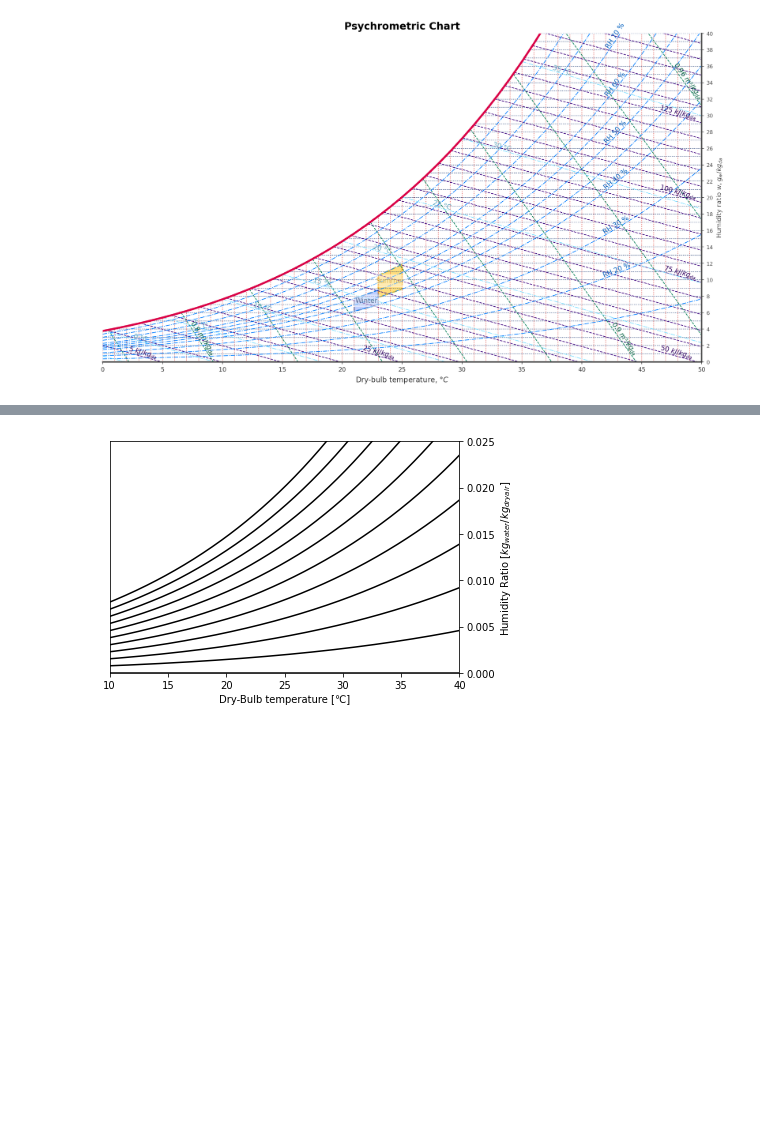
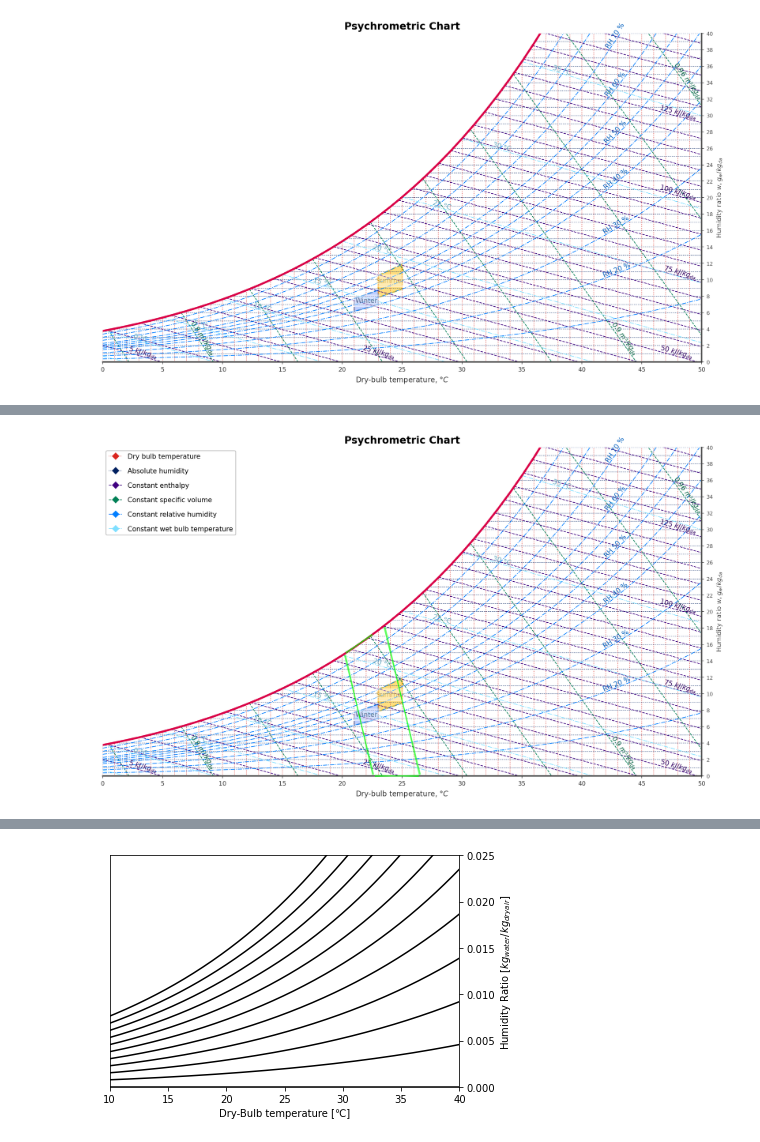
Before and after one commit to becat-oss/therb-notebook, a Jupyter notebook: 【守田】ちょっとこっちで試してみたいので作ってみました.ipynb, the cells around one changed output, grey strips where cells are left out. Drawn from its saved outputs; the diff is of its cells as text; code cells hidden in the pictures; blank space fills up the shorter version.

```diff
--- a/【守田】ちょっとこっちで試してみたいので作ってみました.ipynb
+++ b/【守田】ちょっとこっちで試してみたいので作ってみました.ipynb
@@ -79,0 +116,43 @@ def PMVChart(rh,ev):
+# %%
+from psychrochart import PsychroChart
+from psychrochart import load_config
+from psychrochart import load_zones
+!pip install matplotlib
+#chart_default = PsychroChart('default')
+config_style = load_config('default')
+#ゾーンを算出する
+config_zone = load_zones()
+#矢印のプロット_PMVについて
+points_pair =  {
+                'pmv1': {'label': 'wedgeA1',
+                       'style': {'color': [0.0, 1.0, 0.0],"arrowstyle": "-"},
+                       'xy': [(PMVChart(0,0.5)[0], 0), (PMVChart(100,0.5)[0], 100)]},
+                'pmv2': {'label': 'wedgeA2',
+                       'style': {'color': [0.0, 1.0, 0.0],"arrowstyle": "-"},
+                       'xy': [(PMVChart(100,0.5)[0], 100), (PMVChart(0,0.5)[0], 0)]},
+                'pmv3': {'label': 'wedgeA3',
+                       'style': {'color': [0.0, 1.0, 0.0],"arrowstyle": "-"},
+                       'xy': [(PMVChart(0,0.5)[1], 0),  (PMVChart(100,0.5)[1], 100)]},
+                'pmv4': {'label': 'wedgeA4',
+                       'style': {'color': [0.0, 1.0, 0.0],"arrowstyle": "-"},
+                       'xy': [(PMVChart(100,0.5)[1], 100), (PMVChart(0,0.5)[1], 0)]},
+                'pmv5': {'label': 'wedgeA5',
+                       'style': {'color': [0.0, 1.0, 0.0],"arrowstyle": "-"},
+                       'xy': [(PMVChart(100,0.5)[0], 100), (PMVChart(0,0.5)[0], 100)]},
+                'pmv6': {'label': 'wedgeA6',
+                       'style': {'color': [0.0, 1.0, 0.0],"arrowstyle": "-"},
+                       'xy': [(PMVChart(0,0.5)[0], 100), (PMVChart(100,0.5)[0], 100)]},
+                'pmv7': {'label': 'wedgeA7',
+                       'style': {'color': [0.0, 1.0, 0.0],"arrowstyle": "-"},
+                       'xy': [(PMVChart(0,0.5)[0], 0), (PMVChart(0,0.5)[1], 0)]},
+                'pmv8': {'label': 'wedgeA8',
+                       'style': {'color': [0.0, 1.0, 0.0],"arrowstyle": "-"},
+                       'xy': [(PMVChart(0,0.5)[1], 0), (PMVChart(0,0.5)[0], 0)]},
+                }
+chart = PsychroChart(config_style, config_zone)
+ax = chart.plot()
+chart.plot_arrows_dbt_rh(points_pair)
+#legendバーをつけるが矢印には適応することが出来ない。
+chart.plot_legend(markerscale=.7, frameon=True, fontsize=10, labelspacing=1.2)
+ax.get_figure()
+# %% [output]
@@ -80,3 +170,4 @@ def PMVChart(rh,ev):
+[figure, added]
 # %%
 from psychrochart import PsychroChart
 from psychrochart import load_zones
```
Also changed, not shown: parts of 7 cells of this notebook, 1 other file.
